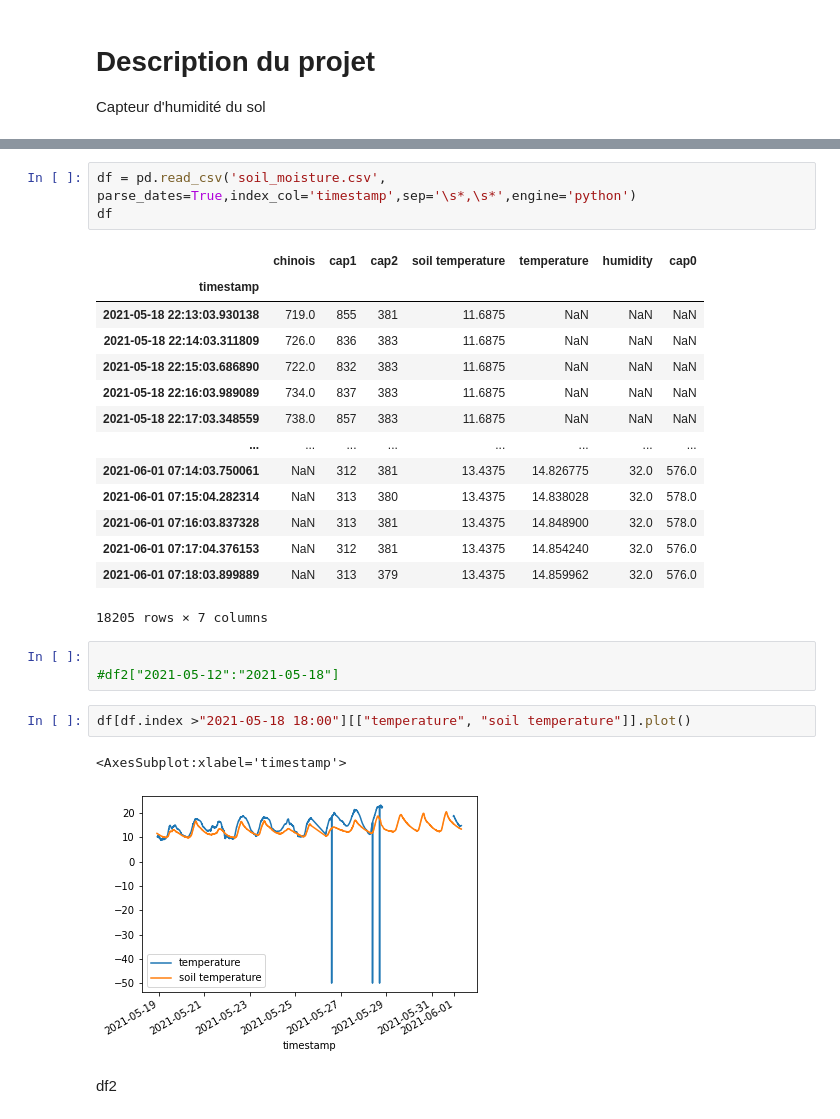
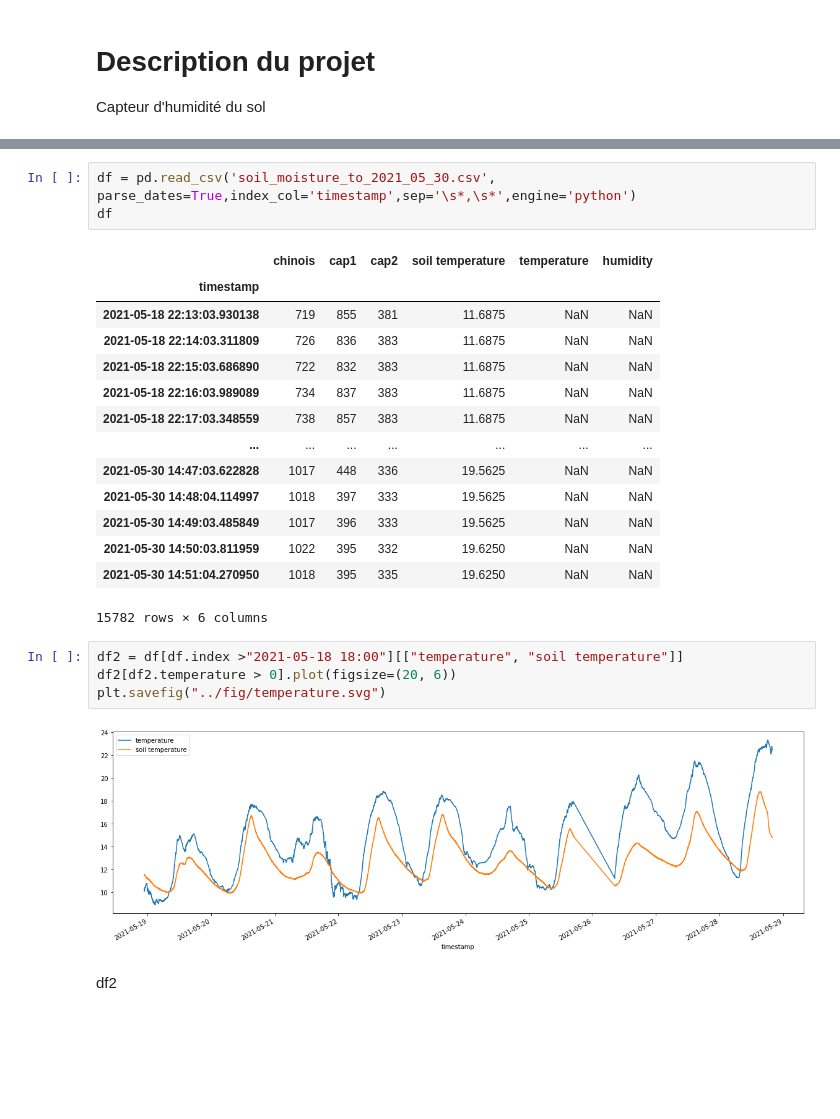
Before and after one commit to Iomys/E2_watering, a Jupyter notebook: report/Analyse des capteur.ipynb, the cells around one changed output, grey strips where cells are left out. Drawn from its saved outputs; the diff is of its cells as text; blank space fills up the shorter version.

Commit message:
Graphiques + quelques modifs au notebook

```diff
--- a/report/Analyse des capteur.ipynb
+++ b/report/Analyse des capteur.ipynb
@@ -16,29 +16,27 @@ os.system('scp pi@192.168.1.204:/home/pi/E2_watering/report/soil_moisture.csv  /
 # %%
-df = pd.read_csv('soil_moisture.csv', parse_dates=True,index_col='timestamp',sep='\s*,\s*',engine='python')
+df = pd.read_csv('soil_moisture_to_2021_05_30.csv', parse_dates=True,index_col='timestamp',sep='\s*,\s*',engine='python')
 df
 # %% [output]
-|  | chinois | cap1 | cap2 | soil temperature | temperature | humidity | cap0 |
-| timestamp |  |  |  |  |  |  |  |
-| 2021-05-18 22:13:03.930138 | 719.0 | 855 | 381 | 11.6875 | NaN | NaN | NaN |
-| 2021-05-18 22:14:03.311809 | 726.0 | 836 | 383 | 11.6875 | NaN | NaN | NaN |
-| 2021-05-18 22:15:03.686890 | 722.0 | 832 | 383 | 11.6875 | NaN | NaN | NaN |
-| 2021-05-18 22:16:03.989089 | 734.0 | 837 | 383 | 11.6875 | NaN | NaN | NaN |
-| 2021-05-18 22:17:03.348559 | 738.0 | 857 | 383 | 11.6875 | NaN | NaN | NaN |
-| ... | ... | ... | ... | ... | ... | ... | ... |
-| 2021-06-01 07:14:03.750061 | NaN | 312 | 381 | 13.4375 | 14.826775 | 32.0 | 576.0 |
-| 2021-06-01 07:15:04.282314 | NaN | 313 | 380 | 13.4375 | 14.838028 | 32.0 | 578.0 |
-| 2021-06-01 07:16:03.837328 | NaN | 313 | 381 | 13.4375 | 14.848900 | 32.0 | 578.0 |
-| 2021-06-01 07:17:04.376153 | NaN | 312 | 381 | 13.4375 | 14.854240 | 32.0 | 576.0 |
-| 2021-06-01 07:18:03.899889 | NaN | 313 | 379 | 13.4375 | 14.859962 | 32.0 | 576.0 |
+|  | chinois | cap1 | cap2 | soil temperature | temperature | humidity |
+| timestamp |  |  |  |  |  |  |
+| 2021-05-18 22:13:03.930138 | 719 | 855 | 381 | 11.6875 | NaN | NaN |
+| 2021-05-18 22:14:03.311809 | 726 | 836 | 383 | 11.6875 | NaN | NaN |
+| 2021-05-18 22:15:03.686890 | 722 | 832 | 383 | 11.6875 | NaN | NaN |
+| 2021-05-18 22:16:03.989089 | 734 | 837 | 383 | 11.6875 | NaN | NaN |
+| 2021-05-18 22:17:03.348559 | 738 | 857 | 383 | 11.6875 | NaN | NaN |
+| ... | ... | ... | ... | ... | ... | ... |
+| 2021-05-30 14:47:03.622828 | 1017 | 448 | 336 | 19.5625 | NaN | NaN |
+| 2021-05-30 14:48:04.114997 | 1018 | 397 | 333 | 19.5625 | NaN | NaN |
+| 2021-05-30 14:49:03.485849 | 1017 | 396 | 333 | 19.5625 | NaN | NaN |
+| 2021-05-30 14:50:03.811959 | 1022 | 395 | 332 | 19.6250 | NaN | NaN |
+| 2021-05-30 14:51:04.270950 | 1018 | 395 | 335 | 19.6250 | NaN | NaN |
-18205 rows × 7 columns
+15782 rows × 6 columns
-# %%
-
-#df2["2021-05-12":"2021-05-18"]
 # %%
-df[df.index >"2021-05-18 18:00"][["temperature", "soil temperature"]].plot()
+df2 = df[df.index >"2021-05-18 18:00"][["temperature", "soil temperature"]]
+df2[df2.temperature > 0].plot(figsize=(20, 6))
+plt.savefig("../fig/temperature.svg")
 # %% [output]
-<AxesSubplot:xlabel='timestamp'>
-[figure, old version]
+[figure, new version]
 # %% [markdown]
 df2
 # %% [markdown]
```
Also changed, not shown: parts of 3 cells of this notebook, 5 other files.
